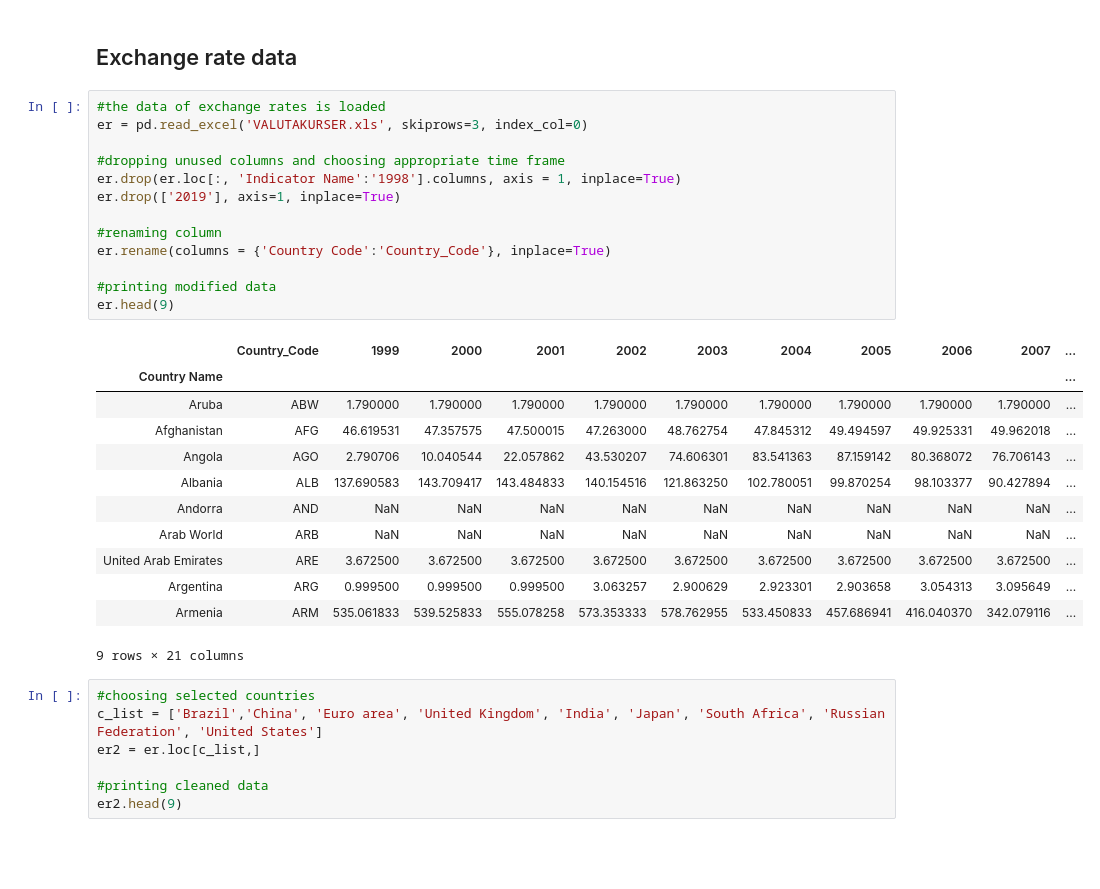
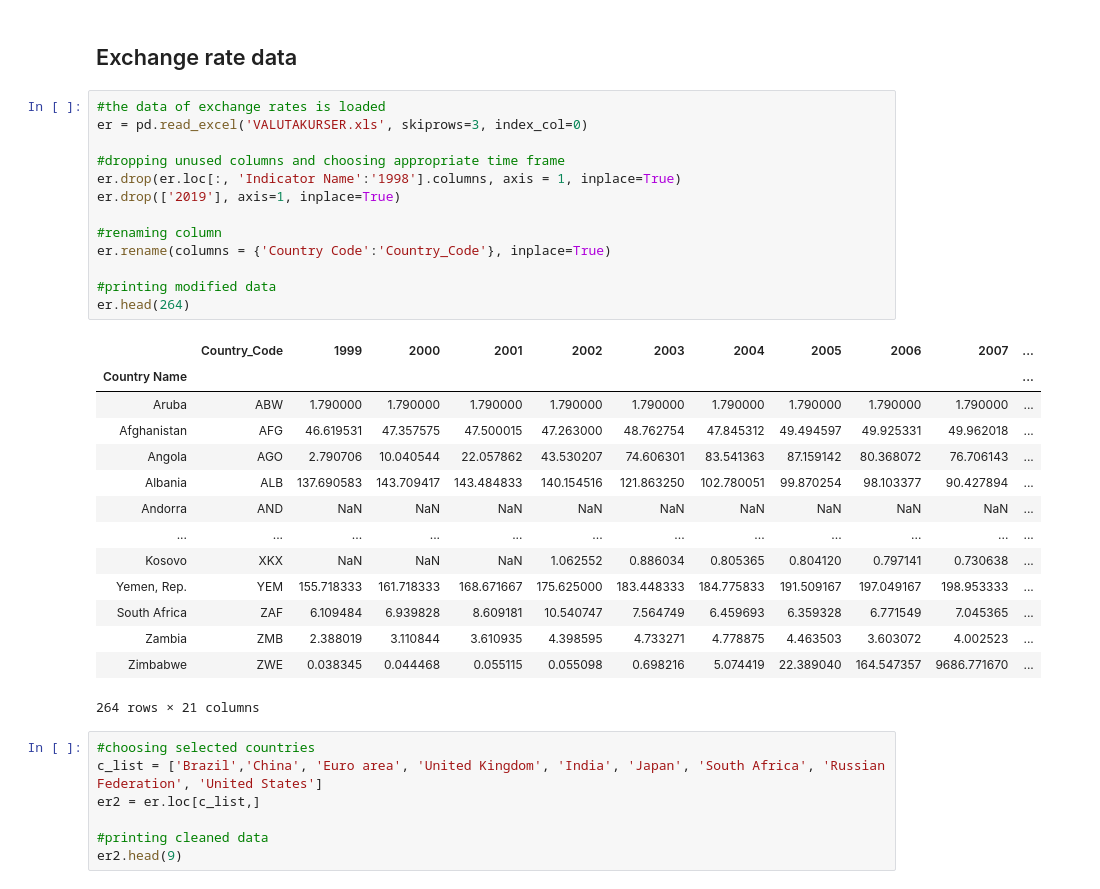
Before and after one commit to NumEconCopenhagen/projects-2020-matrixgymnasterne, a Jupyter notebook: dataproject/dataproject.ipynb, the cells around one changed output. Saved outputs shown, nothing was run; the diff lists cells and outputs as text; blank space fills up the shorter version.

```diff
--- a/dataproject/dataproject.ipynb
+++ b/dataproject/dataproject.ipynb
@@ -25,29 +25,31 @@ The autoreload extension is already loaded. To reload it, use:
 # %%
 #the data of exchange rates is loaded
 er = pd.read_excel('VALUTAKURSER.xls', skiprows=3, index_col=0)
 
 #dropping unused columns and choosing appropriate time frame
 er.drop(er.loc[:, 'Indicator Name':'1998'].columns, axis = 1, inplace=True)
 er.drop(['2019'], axis=1, inplace=True)
 
 #renaming column
 er.rename(columns = {'Country Code':'Country_Code'}, inplace=True)
 
 #printing modified data
-er.head(9)
+er.head(264)
 # %% [output]
 |  | Country_Code | 1999 | 2000 | 2001 | 2002 | 2003 | 2004 | 2005 | 2006 | 2007 | ... |
 | Country Name |  |  |  |  |  |  |  |  |  |  | ... |
 | Aruba | ABW | 1.790000 | 1.790000 | 1.790000 | 1.790000 | 1.790000 | 1.790000 | 1.790000 | 1.790000 | 1.790000 | ... |
 | Afghanistan | AFG | 46.619531 | 47.357575 | 47.500015 | 47.263000 | 48.762754 | 47.845312 | 49.494597 | 49.925331 | 49.962018 | ... |
 | Angola | AGO | 2.790706 | 10.040544 | 22.057862 | 43.530207 | 74.606301 | 83.541363 | 87.159142 | 80.368072 | 76.706143 | ... |
 | Albania | ALB | 137.690583 | 143.709417 | 143.484833 | 140.154516 | 121.863250 | 102.780051 | 99.870254 | 98.103377 | 90.427894 | ... |
 | Andorra | AND | NaN | NaN | NaN | NaN | NaN | NaN | NaN | NaN | NaN | ... |
-| Arab World | ARB | NaN | NaN | NaN | NaN | NaN | NaN | NaN | NaN | NaN | ... |
-| United Arab Emirates | ARE | 3.672500 | 3.672500 | 3.672500 | 3.672500 | 3.672500 | 3.672500 | 3.672500 | 3.672500 | 3.672500 | ... |
-| Argentina | ARG | 0.999500 | 0.999500 | 0.999500 | 3.063257 | 2.900629 | 2.923301 | 2.903658 | 3.054313 | 3.095649 | ... |
-| Armenia | ARM | 535.061833 | 539.525833 | 555.078258 | 573.353333 | 578.762955 | 533.450833 | 457.686941 | 416.040370 | 342.079116 | ... |
+| ... | ... | ... | ... | ... | ... | ... | ... | ... | ... | ... | ... |
+| Kosovo | XKX | NaN | NaN | NaN | 1.062552 | 0.886034 | 0.805365 | 0.804120 | 0.797141 | 0.730638 | ... |
+| Yemen, Rep. | YEM | 155.718333 | 161.718333 | 168.671667 | 175.625000 | 183.448333 | 184.775833 | 191.509167 | 197.049167 | 198.953333 | ... |
+| South Africa | ZAF | 6.109484 | 6.939828 | 8.609181 | 10.540747 | 7.564749 | 6.459693 | 6.359328 | 6.771549 | 7.045365 | ... |
+| Zambia | ZMB | 2.388019 | 3.110844 | 3.610935 | 4.398595 | 4.733271 | 4.778875 | 4.463503 | 3.603072 | 4.002523 | ... |
+| Zimbabwe | ZWE | 0.038345 | 0.044468 | 0.055115 | 0.055098 | 0.698216 | 5.074419 | 22.389040 | 164.547357 | 9686.771670 | ... |
-9 rows × 21 columns
+264 rows × 21 columns
 # %%
 #choosing selected countries
 c_list = ['Brazil','China', 'Euro area', 'United Kingdom', 'India', 'Japan', 'South Africa', 'Russian Federation', 'United States']
```
Also changed, not shown: parts of 11 cells of this notebook.
